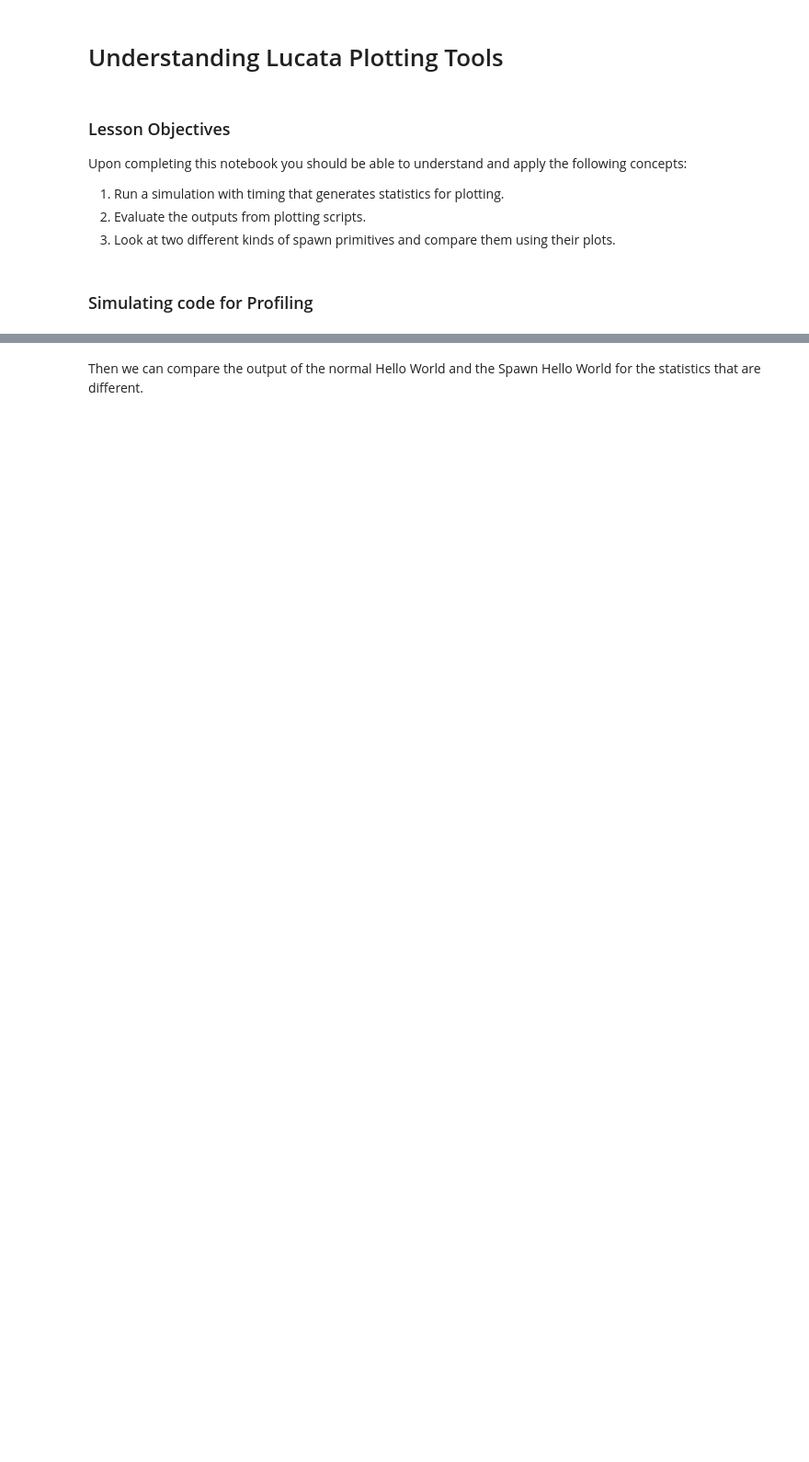
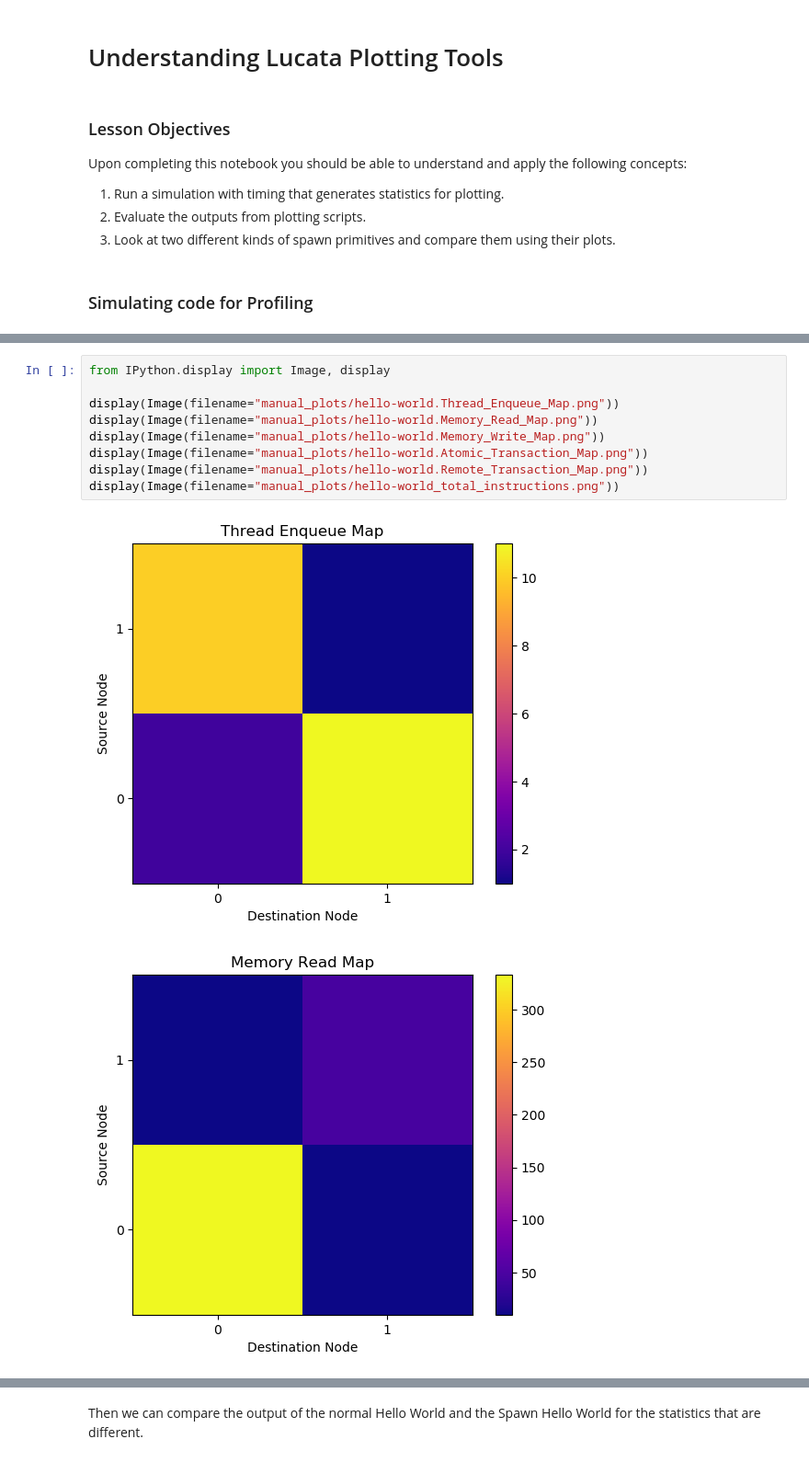
Before and after one commit to gt-crnch-rg/lucata-pathfinder-tutorial, a Jupyter notebook: code/01-hello-world/NB01.1-Plotting.ipynb, the cells around one changed output, grey strips where cells are left out. Shown: that part at 92% size. Drawn from its saved outputs; the diff is of its cells as text; blank space fills up the shorter version.

```diff
--- a/code/01-hello-world/NB01.1-Plotting.ipynb
+++ b/code/01-hello-world/NB01.1-Plotting.ipynb
@@ -23,0 +109,12 @@ Lucata tools are added to current path from /tools/emu/pathfinder-sw/22.02
+# %%
+from IPython.display import Image, display
+
+display(Image(filename="manual_plots/hello-world.Thread_Enqueue_Map.png"))
+display(Image(filename="manual_plots/hello-world.Memory_Read_Map.png"))
+display(Image(filename="manual_plots/hello-world.Memory_Write_Map.png"))
+display(Image(filename="manual_plots/hello-world.Atomic_Transaction_Map.png"))
+display(Image(filename="manual_plots/hello-world.Remote_Transaction_Map.png"))
+display(Image(filename="manual_plots/hello-world_total_instructions.png"))
+# %% [output]
+[figure, added]
+[figure, added]
```
Also changed, not shown: parts of 29 cells of this notebook.
